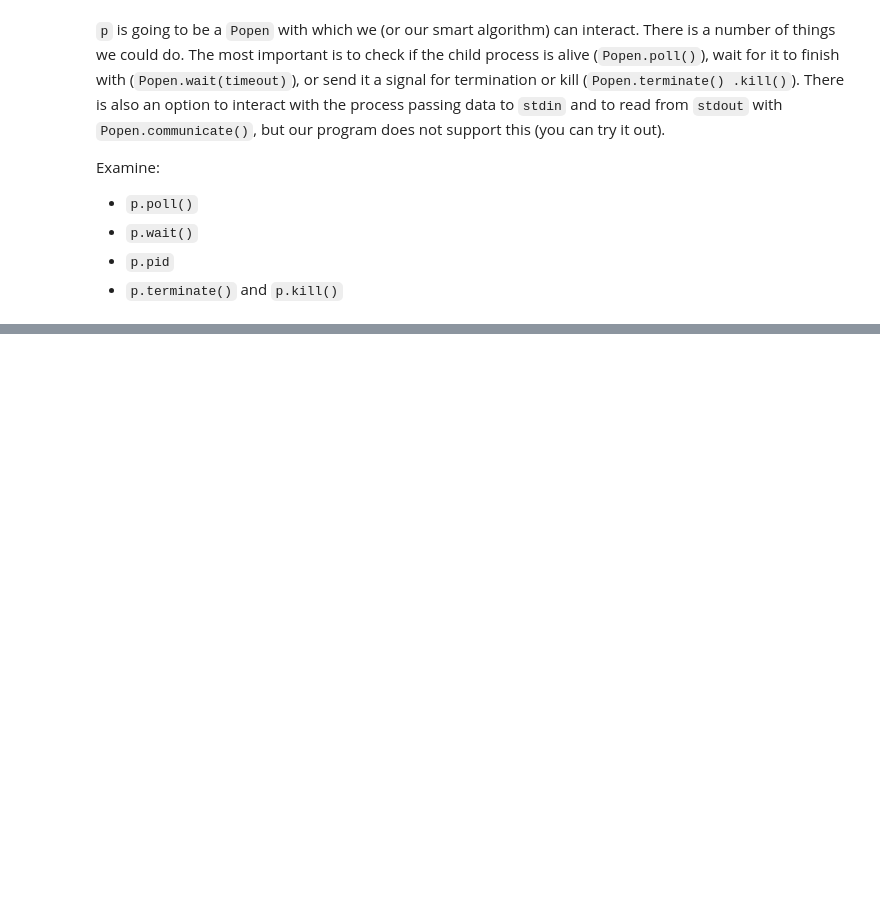
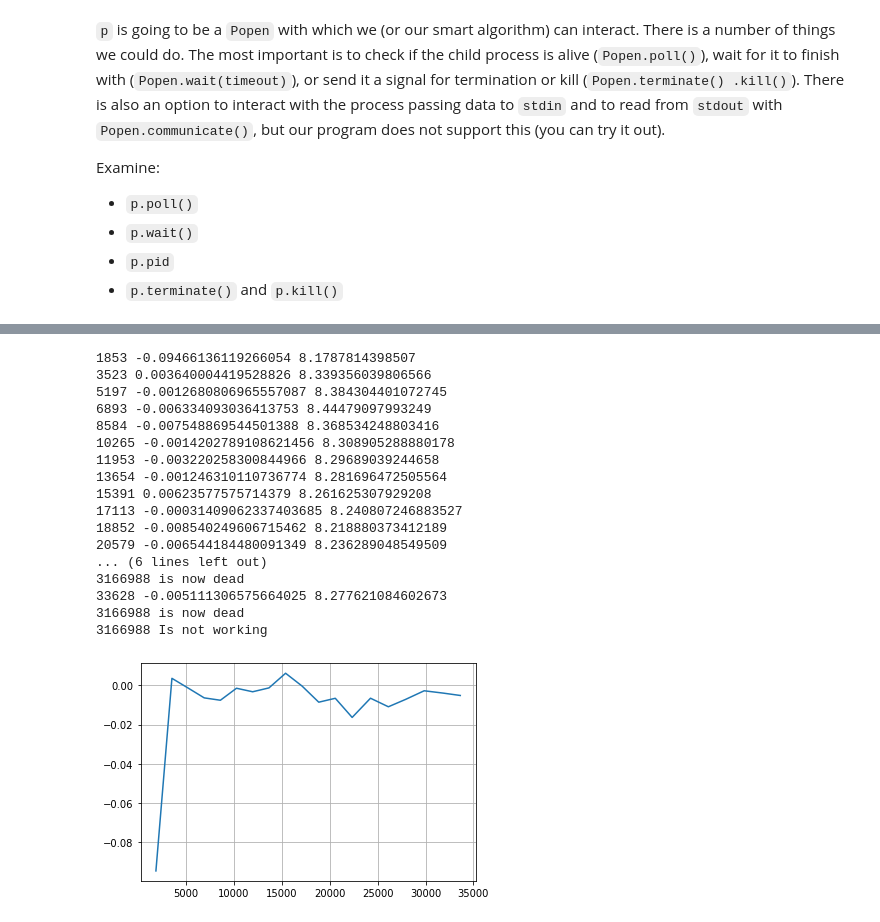
Before and after one commit to sgepner/Automate-Python, a Jupyter notebook: Lectures/Lecture4/Lecture 4.ipynb, the cells around one changed output, grey strips where cells are left out. Drawn from its saved outputs; the diff is of its cells as text; code cells hidden in the pictures; blank space fills up the shorter version.

```diff
--- a/Lectures/Lecture4/Lecture 4.ipynb
+++ b/Lectures/Lecture4/Lecture 4.ipynb
@@ -169,0 +219,43 @@ plt.grid()
+# %%
+'''
+Run the process here
+'''
+p=subprocess.Popen('tick-tick/build_debug/tick-tick --period 1 --sett settings', shell=True)
+# %%
+nn = []
+av = []
+while True:
+    if p.poll() != None:
+        print(p.pid, 'Is not working')
+        break
+    time.sleep(2)
+
+    n, a, v = calculate('data.dat')
+    nn.append(n)
+    av.append(a)
+    print(n, a, v)
+    if n > 3e4:
+        p.terminate()
+        print(p.pid, 'is now dead')
+
+plt.plot(nn, av)
+plt.grid()
+# %% [output]
+1853 -0.09466136119266054 8.1787814398507
+3523 0.003640004419528826 8.339356039806566
+5197 -0.0012680806965557087 8.384304401072745
+6893 -0.006334093036413753 8.44479097993249
+8584 -0.007548869544501388 8.368534248803416
+10265 -0.0014202789108621456 8.308905288880178
+11953 -0.003220258300844966 8.29689039244658
+13654 -0.001246310110736774 8.281696472505564
+15391 0.00623577575714379 8.261625307929208
+17113 -0.00031409062337403685 8.240807246883527
+18852 -0.008540249606715462 8.218880373412189
+20579 -0.006544184480091349 8.236289048549509
+... (6 lines left out)
+3166988 is now dead
+33628 -0.005111306575664025 8.277621084602673
+3166988 is now dead
+3166988 Is not working
+[figure, added]
```
Also changed, not shown: parts of 22 cells of this notebook, 5 other files.
